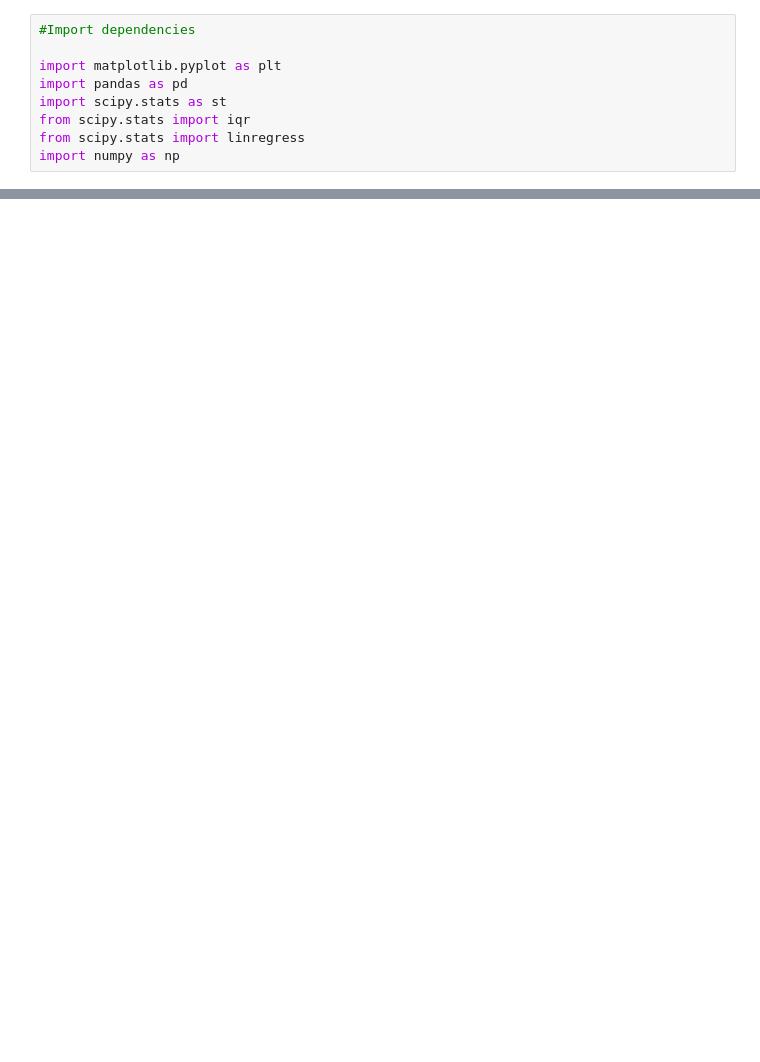
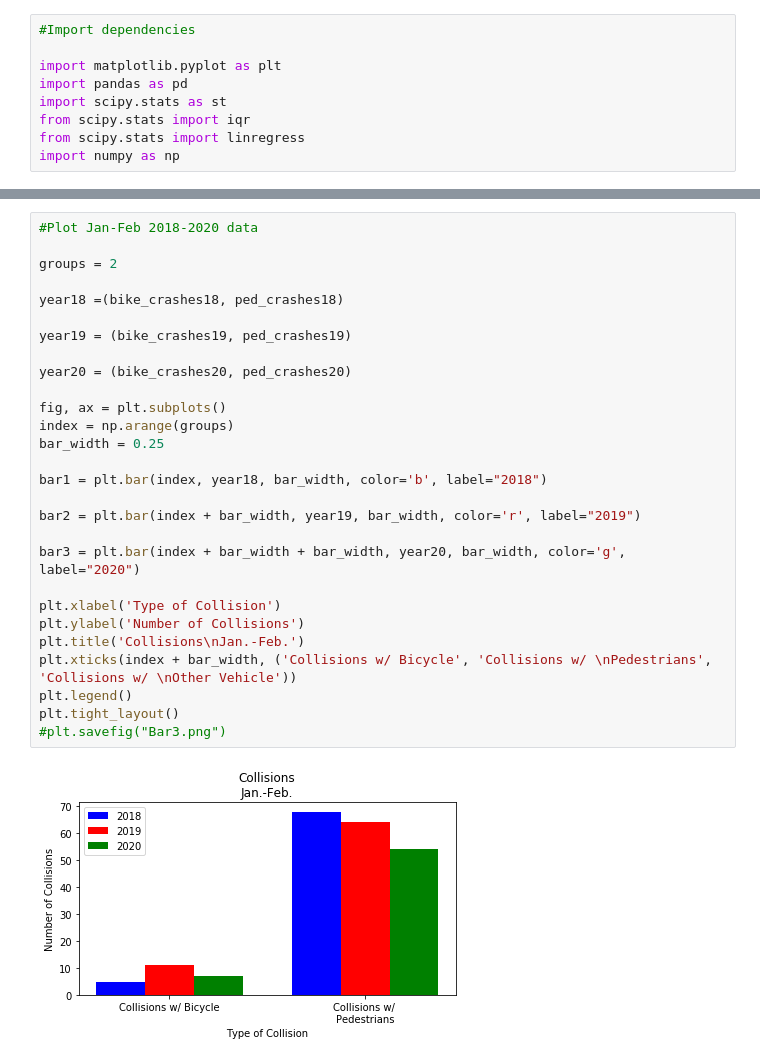
Before and after one commit to alexrayperry/SD-Collision-Hotspots, a Jupyter notebook: alex-sd-collision-analysis.ipynb, the cells around one changed output, grey strips where cells are left out. Saved outputs shown, nothing was run; the diff lists cells and outputs as text; blank space fills up the shorter version.

```diff
--- a/alex-sd-collision-analysis.ipynb
+++ b/alex-sd-collision-analysis.ipynb
@@ -20,0 +290,30 @@ collision.head()
+# %%
+#Plot Jan-Feb 2018-2020 data
+
+groups = 2
+
+year18 =(bike_crashes18, ped_crashes18)
+
+year19 = (bike_crashes19, ped_crashes19)
+
+year20 = (bike_crashes20, ped_crashes20)
+
+fig, ax = plt.subplots()
+index = np.arange(groups)
+bar_width = 0.25
+
+bar1 = plt.bar(index, year18, bar_width, color='b', label="2018")
+
+bar2 = plt.bar(index + bar_width, year19, bar_width, color='r', label="2019")
+
+bar3 = plt.bar(index + bar_width + bar_width, year20, bar_width, color='g', label="2020")
+
+plt.xlabel('Type of Collision')
+plt.ylabel('Number of Collisions')
+plt.title('Collisions\nJan.-Feb.')
+plt.xticks(index + bar_width, ('Collisions w/ Bicycle', 'Collisions w/ \nPedestrians', 'Collisions w/ \nOther Vehicle'))
+plt.legend()
+plt.tight_layout()
+#plt.savefig("Bar3.png")
+# %% [output]
+[figure, added]
```
Also changed, not shown: parts of 15 cells of this notebook, 5 other files.
